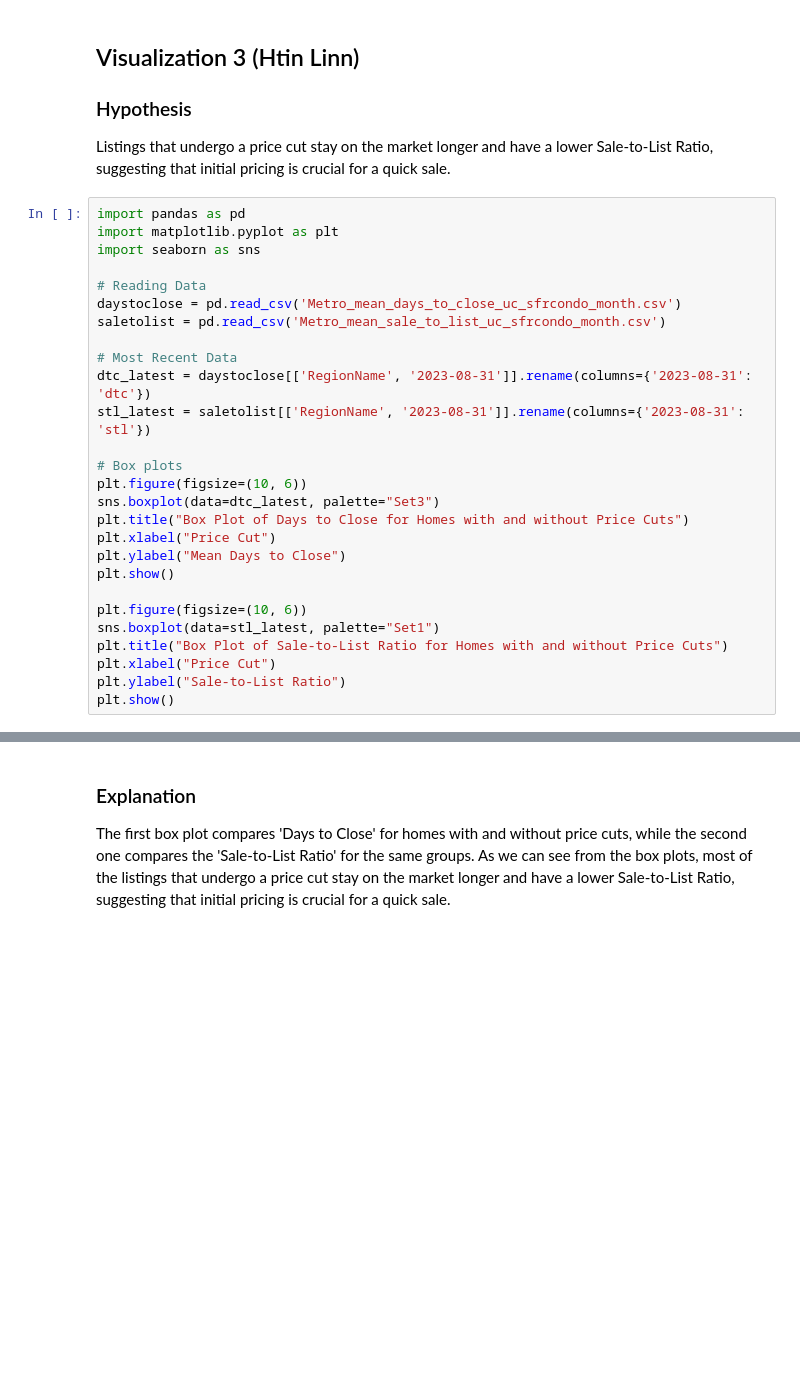
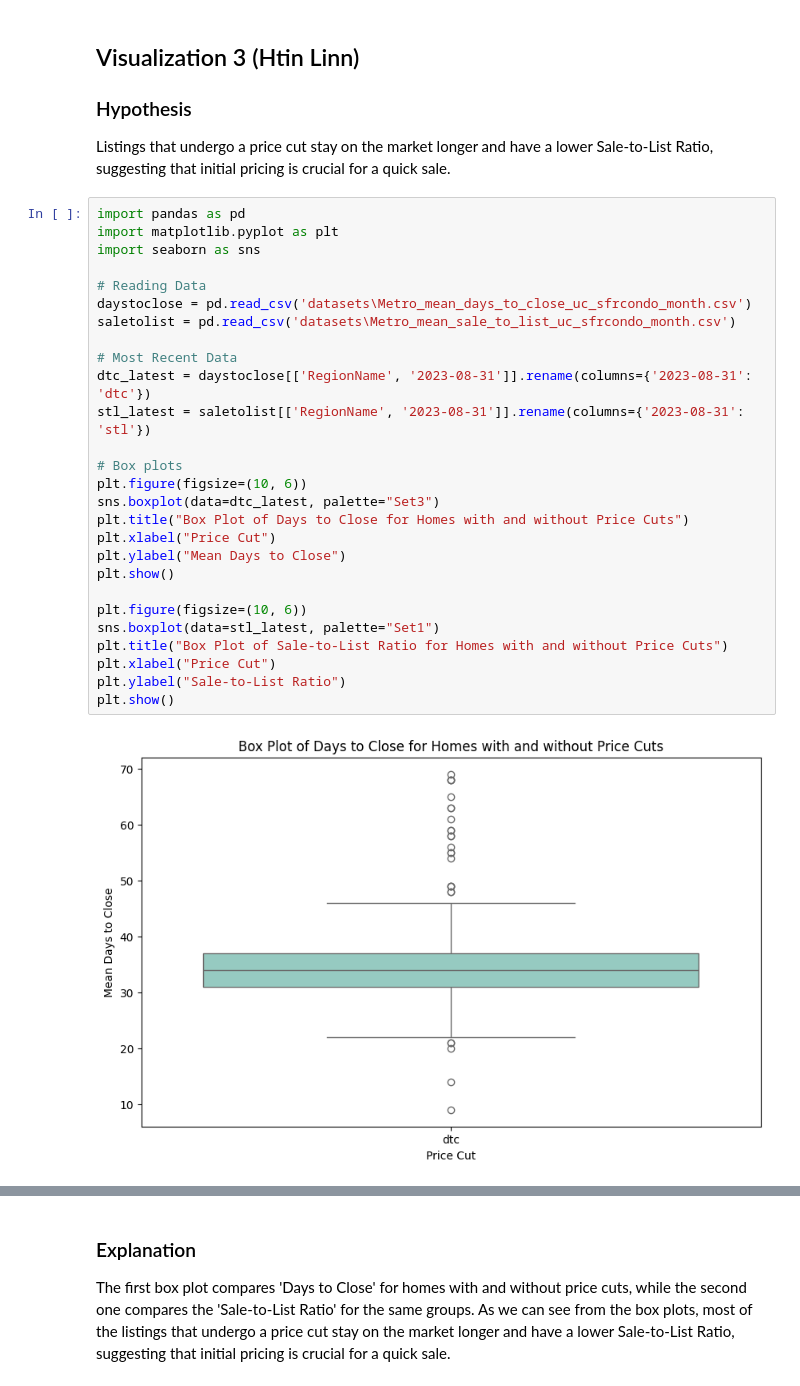
Before and after one commit to A-Sutaria/CS418_Project_FA23, a Jupyter notebook: progress_report.ipynb, the cells around one changed output, grey strips where cells are left out. Saved outputs shown, nothing was run; the diff lists cells and outputs as text; blank space fills up the shorter version.

```diff
--- a/progress_report.ipynb
+++ b/progress_report.ipynb
@@ -166,27 +171,29 @@ Listings that undergo a price cut stay on the market longer and have a lower Sal
 # %%
 import pandas as pd
 import matplotlib.pyplot as plt
 import seaborn as sns
 
 # Reading Data
-daystoclose = pd.read_csv('Metro_mean_days_to_close_uc_sfrcondo_month.csv')
-saletolist = pd.read_csv('Metro_mean_sale_to_list_uc_sfrcondo_month.csv')
+daystoclose = pd.read_csv('datasets\Metro_mean_days_to_close_uc_sfrcondo_month.csv')
+saletolist = pd.read_csv('datasets\Metro_mean_sale_to_list_uc_sfrcondo_month.csv')
 
 # Most Recent Data
 dtc_latest = daystoclose[['RegionName', '2023-08-31']].rename(columns={'2023-08-31': 'dtc'})
 stl_latest = saletolist[['RegionName', '2023-08-31']].rename(columns={'2023-08-31': 'stl'})
 
 # Box plots
 plt.figure(figsize=(10, 6))
 sns.boxplot(data=dtc_latest, palette="Set3")
 plt.title("Box Plot of Days to Close for Homes with and without Price Cuts")
 plt.xlabel("Price Cut")
 plt.ylabel("Mean Days to Close")
 plt.show()
 
 plt.figure(figsize=(10, 6))
 sns.boxplot(data=stl_latest, palette="Set1")
 plt.title("Box Plot of Sale-to-List Ratio for Homes with and without Price Cuts")
 plt.xlabel("Price Cut")
 plt.ylabel("Sale-to-List Ratio")
 plt.show()
+# %% [output]
+[figure, added]
```
Also changed, not shown: parts of 18 cells of this notebook.
